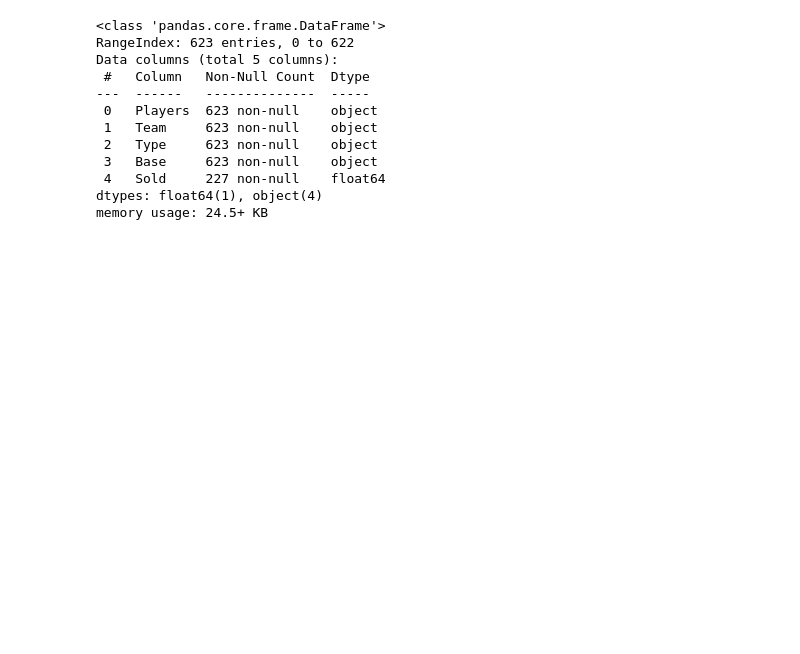
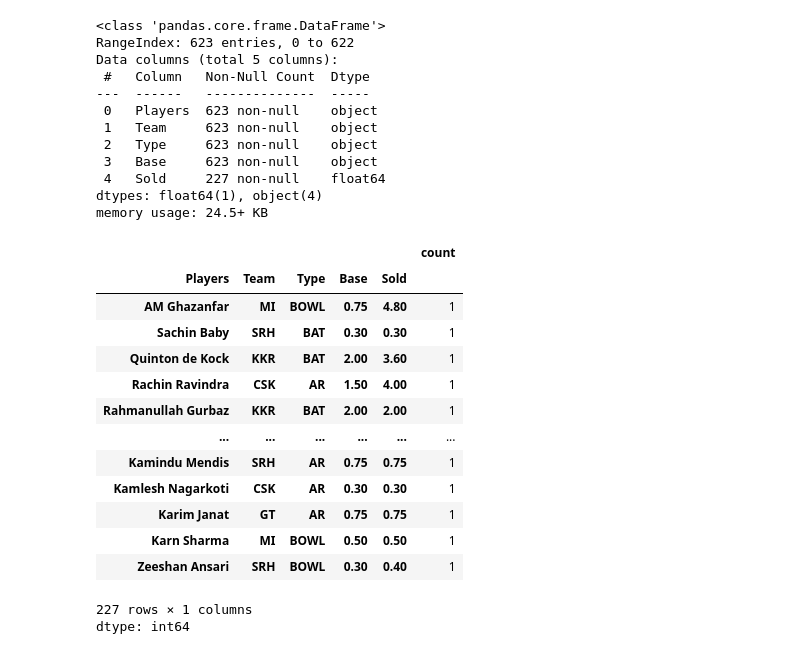
Before and after one commit to Mahesh527784/ASA_Solutions, a Jupyter notebook: Day03.ipynb, the cells around one changed output. Saved outputs shown, nothing was run; the diff lists cells and outputs as text; code cells hidden in the pictures; blank space fills up the shorter version.

```diff
--- a/Day03.ipynb
+++ b/Day03.ipynb
@@ -164,3 +164,21 @@ Data columns (total 5 columns):
  4   Sold     227 non-null    float64
 dtypes: float64(1), object(4)
 memory usage: 24.5+ KB
+# %%
+data.value_counts()
+# %% [output]
+|  |  |  |  |  | count |
+| Players | Team | Type | Base | Sold |  |
+| AM Ghazanfar | MI | BOWL | 0.75 | 4.80 | 1 |
+| Sachin Baby | SRH | BAT | 0.30 | 0.30 | 1 |
+| Quinton de Kock | KKR | BAT | 2.00 | 3.60 | 1 |
+| Rachin Ravindra | CSK | AR | 1.50 | 4.00 | 1 |
+| Rahmanullah Gurbaz | KKR | BAT | 2.00 | 2.00 | 1 |
+| ... | ... | ... | ... | ... | ... |
+| Kamindu Mendis | SRH | AR | 0.75 | 0.75 | 1 |
+| Kamlesh Nagarkoti | CSK | AR | 0.30 | 0.30 | 1 |
+| Karim Janat | GT | AR | 0.75 | 0.75 | 1 |
+| Karn Sharma | MI | BOWL | 0.50 | 0.50 | 1 |
+| Zeeshan Ansari | SRH | BOWL | 0.30 | 0.40 | 1 |
+227 rows × 1 columns
+dtype: int64
```
Also changed, not shown: parts of 5 cells of this notebook.
